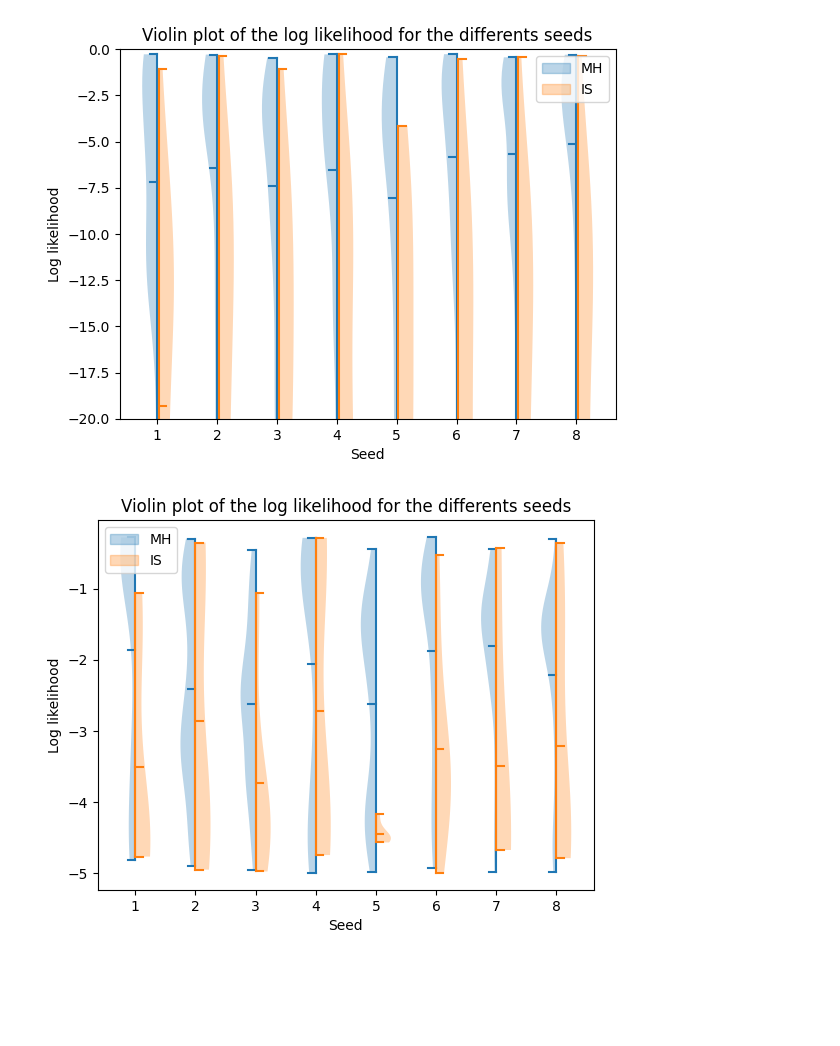
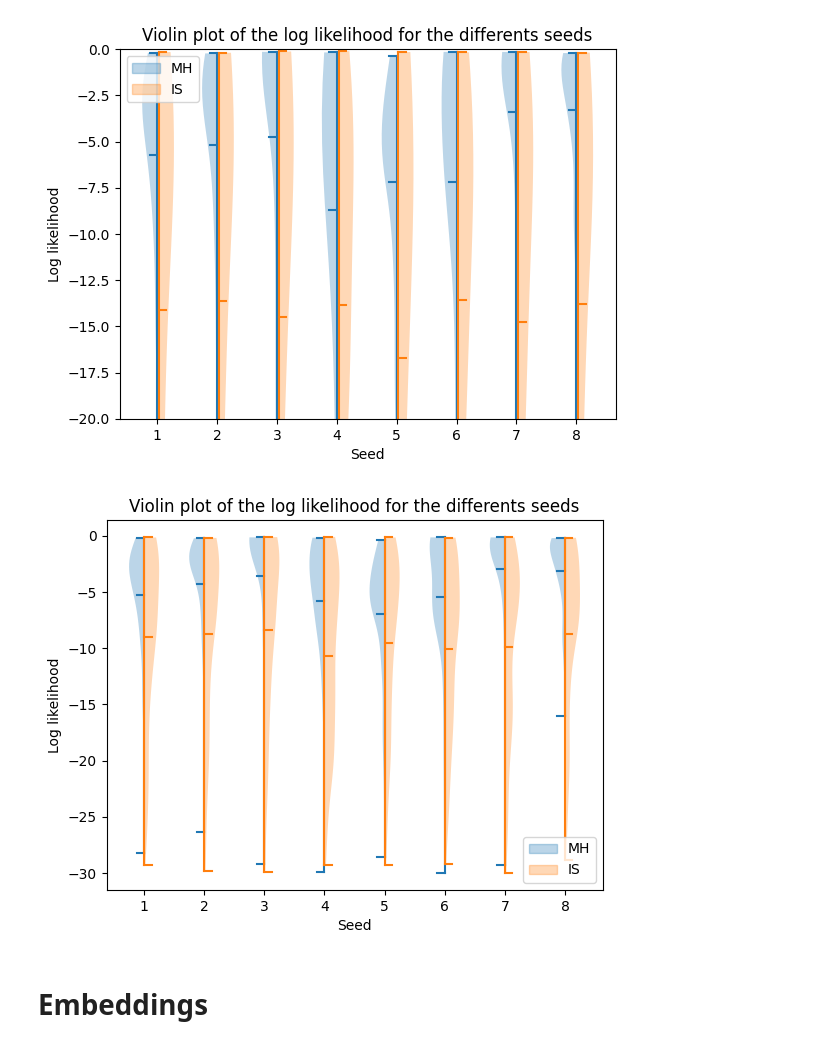
Before and after one commit to flowersteam/WorldLLM, a Jupyter notebook: comparaison_MH_IS_all_seeds.ipynb, the cells around one changed output. Saved outputs shown, nothing was run; the diff lists cells and outputs as text; code cells hidden in the pictures; blank space fills up the shorter version.

```diff
--- a/comparaison_MH_IS_all_seeds.ipynb
+++ b/comparaison_MH_IS_all_seeds.ipynb
@@ -10,7 +10,8 @@ import os
 # %%
 #Load the data
 print("-------------------------------- Load IS --------------------------------")
-name_experiment_is = "is_phi_phi_gk"
+experiment_ext = "allfalse"
+name_experiment_is = "is_phi_phi_" + experiment_ext
 path_start = "./outputs/" + name_experiment_is + "/"
 lst_data_is = []
 for f_day in os.listdir(path_start):
@@ -22,7 +23,7 @@ for f_day in os.listdir(path_start):
                     lst_data_is.append(json.load(file))
                     print("Loaded: " + path)
 print("-------------------------------- Load MH --------------------------------")
-name_experiment_mh = "metropolis_phi_phi_gk"
+name_experiment_mh = "metropolis_phi_phi_" + experiment_ext
 path_start = "./outputs/" + name_experiment_mh + "/"
 lst_data_mh = []
 for f_day in os.listdir(path_start):
@@ -159,21 +160,23 @@ plt.xlabel("Seed")
 plt.ylabel("Log likelihood")
 plt.show()
 # %% [output]
-[figure, old version]
+[figure, new version]
 # %%
 # Plot violin plot of the log likelihood as a function of the seeds for both algorithms for high likelihoods
-min_likelihood=-5
+min_likelihood=-30
 high_likelihoods_mh = [all_likelihoods_mh[row][all_likelihoods_mh[row] > min_likelihood] for row in range(len(all_likelihoods_mh))]
 high_likelihoods_is = [all_likelihoods_is[row][all_likelihoods_is[row] > min_likelihood] for row in range(len(all_likelihoods_is))]
 fig,ax = plt.subplots()
 color_mh = plt.violinplot(high_likelihoods_mh, showmeans=True, side = "low")["bodies"][0].get_facecolor().flatten()
 color_mh = matplotlib.patches.Patch(color=color_mh)
 color_is = plt.violinplot(high_likelihoods_is, showmeans=True, side="high")["bodies"][0].get_facecolor().flatten()
 color_is = matplotlib.patches.Patch(color=color_is)
 plt.legend([color_mh, color_is], ["MH", "IS"])
 plt.title("Violin plot of the log likelihood for the differents seeds")
 plt.xlabel("Seed")
 plt.ylabel("Log likelihood")
 plt.show()
 # %% [output]
-[figure, old version]
+[figure, new version]
+# %% [markdown]
+# Embeddings
```
Also changed, not shown: parts of 8 cells of this notebook, 1 other file.
